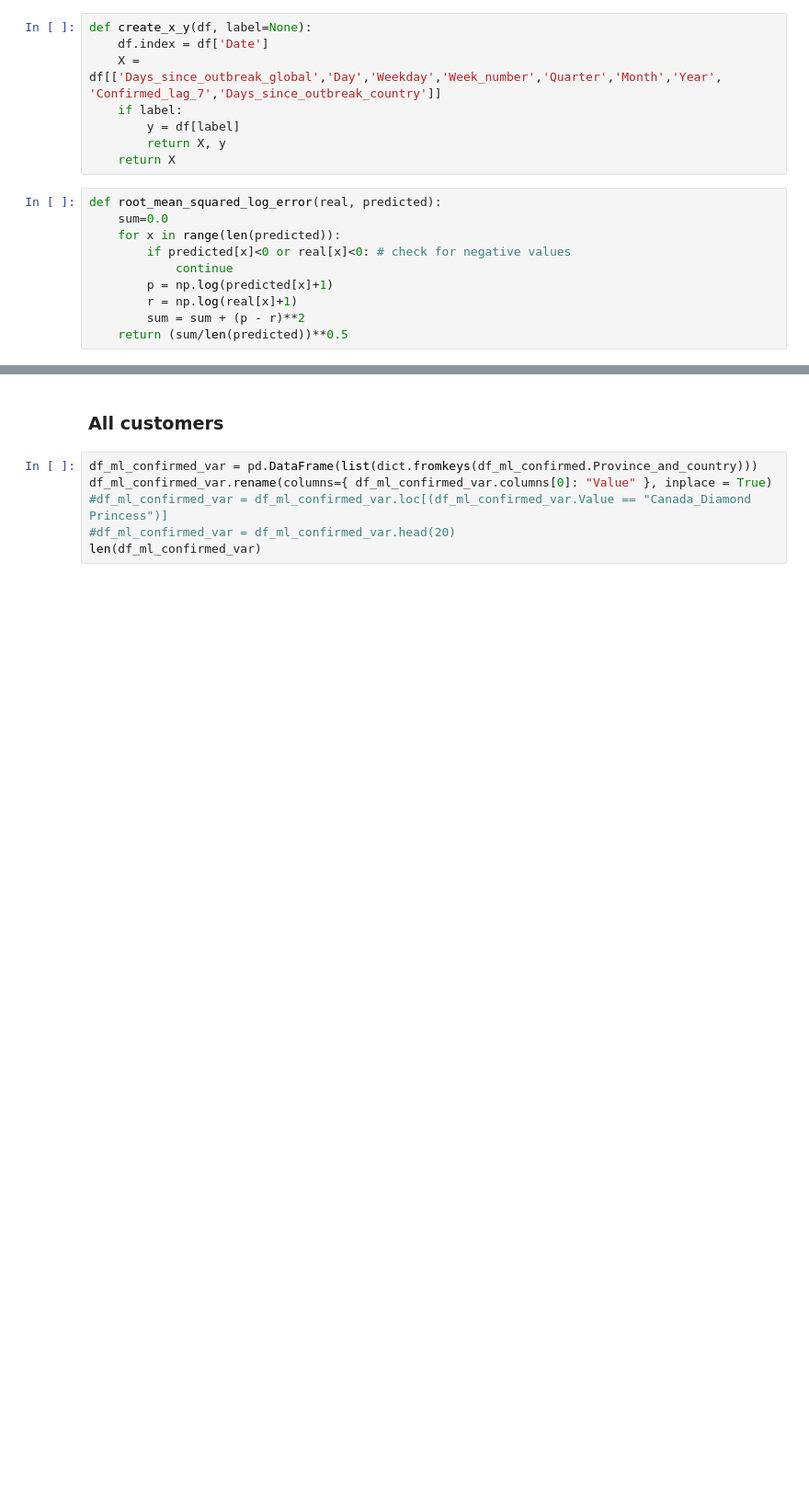
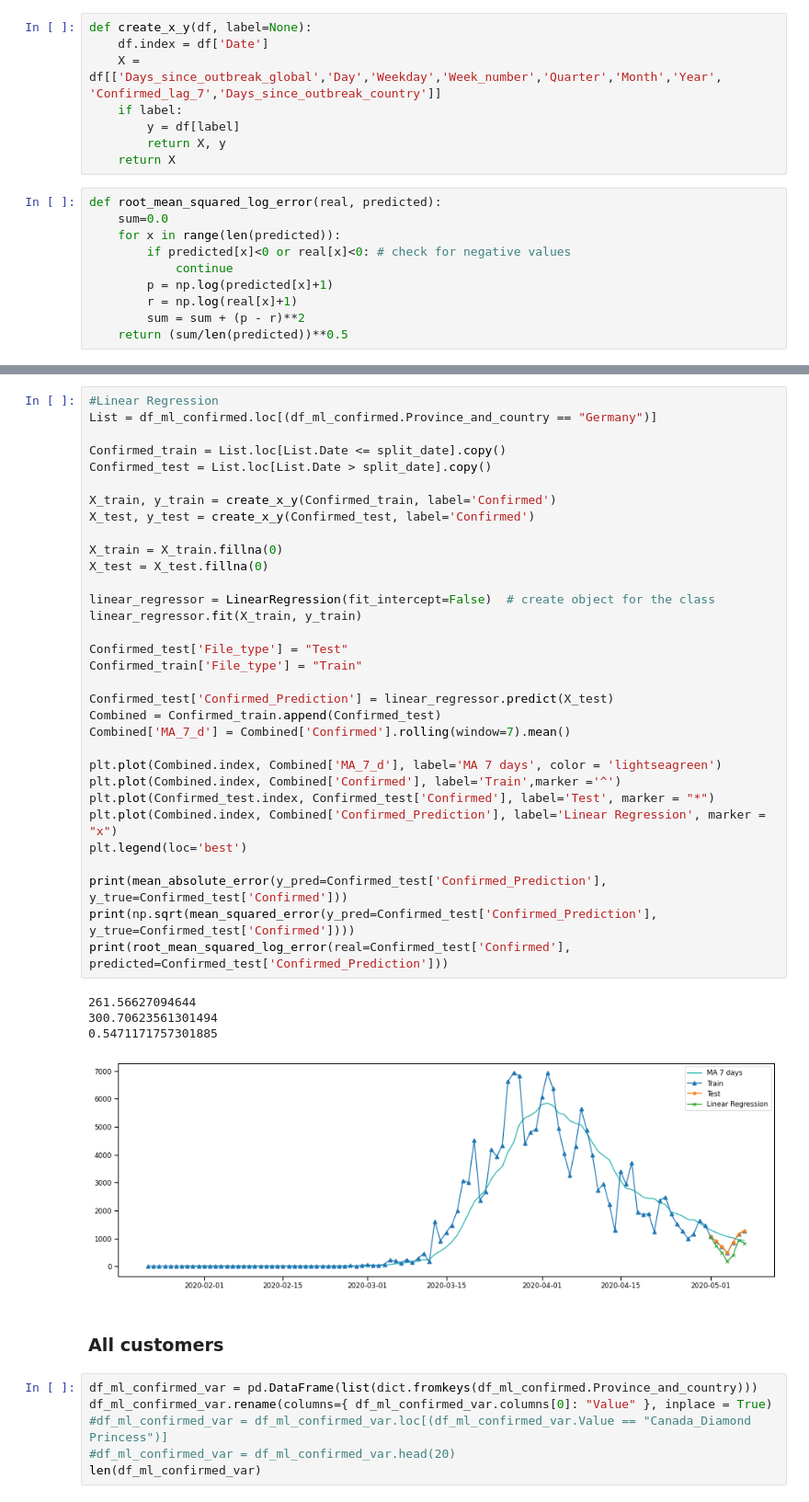
Before and after one commit to arnimpdm/Covid-19-prediction, a Jupyter notebook: Covid19_pred.ipynb, the cells around one changed output, grey strips where cells are left out. Shown at 92% size. Cells and saved outputs as stored; diff of their text form; blank space fills up the shorter version.

```diff
--- a/Covid19_pred.ipynb
+++ b/Covid19_pred.ipynb
@@ -1036,3 +1047,40 @@ INFO:fbprophet:Disabling daily seasonality. Run prophet with daily_seasonality=T
+# %%
+#Linear Regression
+List = df_ml_confirmed.loc[(df_ml_confirmed.Province_and_country == "Germany")]
+
+Confirmed_train = List.loc[List.Date <= split_date].copy()
+Confirmed_test = List.loc[List.Date > split_date].copy()
+
+X_train, y_train = create_x_y(Confirmed_train, label='Confirmed')
+X_test, y_test = create_x_y(Confirmed_test, label='Confirmed')
+
+X_train = X_train.fillna(0)
+X_test = X_test.fillna(0)
+
+linear_regressor = LinearRegression(fit_intercept=False)  # create object for the class
+linear_regressor.fit(X_train, y_train)
+
+Confirmed_test['File_type'] = "Test"
+Confirmed_train['File_type'] = "Train"
+
+Confirmed_test['Confirmed_Prediction'] = linear_regressor.predict(X_test)
+Combined = Confirmed_train.append(Confirmed_test)
+Combined['MA_7_d'] = Combined['Confirmed'].rolling(window=7).mean()
+
+plt.plot(Combined.index, Combined['MA_7_d'], label='MA 7 days', color = 'lightseagreen')
+plt.plot(Combined.index, Combined['Confirmed'], label='Train',marker ='^')
+plt.plot(Confirmed_test.index, Confirmed_test['Confirmed'], label='Test', marker = "*")
+plt.plot(Combined.index, Combined['Confirmed_Prediction'], label='Linear Regression', marker = "x")
+plt.legend(loc='best')
+
+print(mean_absolute_error(y_pred=Confirmed_test['Confirmed_Prediction'], y_true=Confirmed_test['Confirmed']))
+print(np.sqrt(mean_squared_error(y_pred=Confirmed_test['Confirmed_Prediction'], y_true=Confirmed_test['Confirmed'])))
+print(root_mean_squared_log_error(real=Confirmed_test['Confirmed'], predicted=Confirmed_test['Confirmed_Prediction']))
+# %% [output]
+261.56627094644
+300.70623561301494
+0.5471171757301885
+[figure, added]
 # %% [markdown]
 ### All customers
 # %%
```
Also changed, not shown: parts of 48 cells of this notebook, 2 other files.
